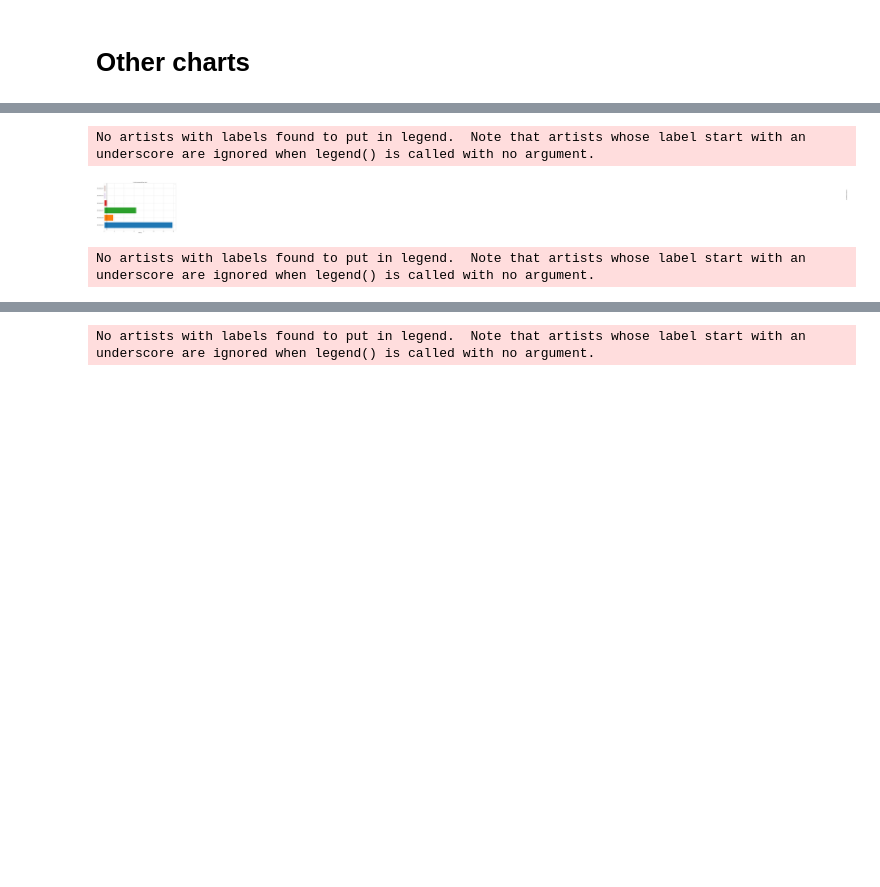
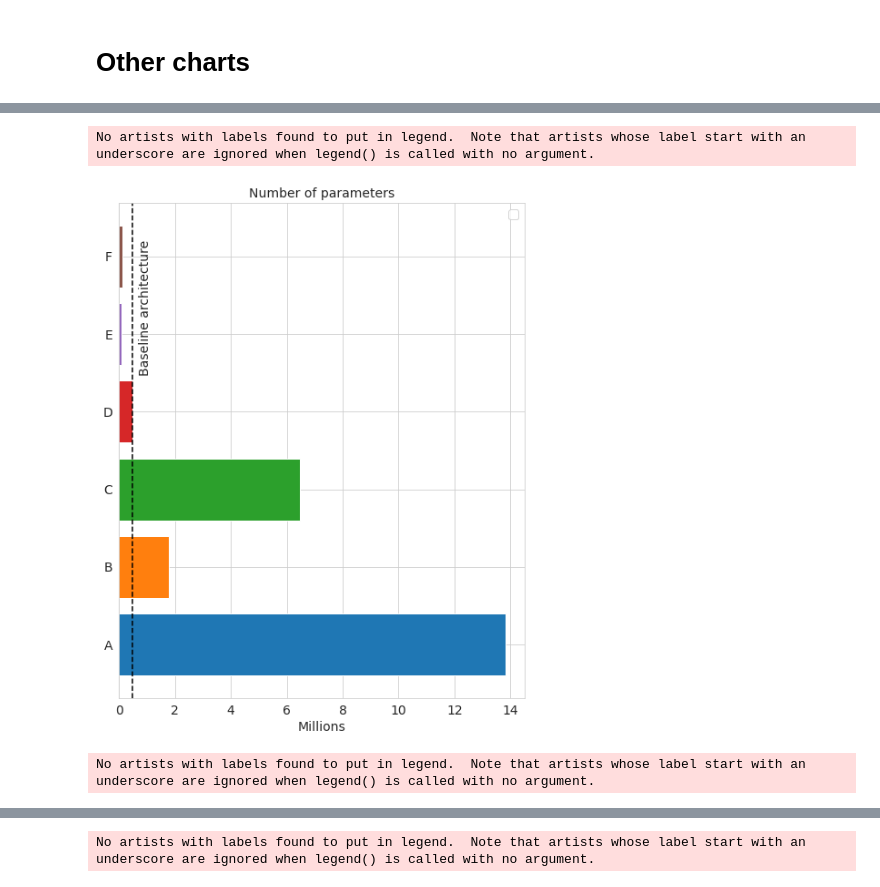
Before and after one commit to WestedCrean/master-thesis, a Jupyter notebook: notebooks/results_analysis/summary_phcd_paper.ipynb, the cells around one changed output, grey strips where cells are left out. Drawn from its saved outputs; the diff is of its cells as text; code cells hidden in the pictures; blank space fills up the shorter version.

```diff
--- a/notebooks/results_analysis/summary_phcd_paper.ipynb
+++ b/notebooks/results_analysis/summary_phcd_paper.ipynb
@@ -40,7 +52,7 @@ train_data.head()
 5 rows × 22 columns
 # %%
 models = ["architecture-1", "architecture-2", "architecture-4", "architecture-5", "architecture-6", "architecture-7", "architecture-baseline"]
-model_labels = ["Architektura A", "Architektura B", "Architektura C", "Architektura D", "Architektura E", "Architektura F", "Architektura Bazowa"]
+model_labels = ["Architecture A", "Architecture B", "Architecture C", "Architecture D", "Architecture E", "Architecture F", "Baseline architecture"]
 # %%
 # plot the train and validation results
 fig, ax = plt.subplots(1, 2, figsize=(15, 5))
@@ -163,8 +176,9 @@ final_summary = summary_df[["model", "milions of flops", "milions of parameters"
 
 # sort like this: Baseline, A, B, C, D, E, F
 
+'''
 final_summary = final_summary.sort_values(by=["model"], key=lambda x: x.map({
-    "Architektura Bazowa": 0,
+    "Baseline architecture": 0,
     "Architektura A": 1,
     "Architektura B": 2,
     "Architektura C": 3,
@@ -172,7 +186,19 @@ final_summary = final_summary.sort_values(by=["model"], key=lambda x: x.map({
     "Architektura E": 5,
     "Architektura F": 6
 }))
-#final_summary.columns = ["Model", "Miliony operacji FLOPS", "Miliony parametrów", "Rozmiar na dysku (MB)"]
+'''
+
+final_summary = final_summary.sort_values(by=["model"], key=lambda x: x.map({
+    "Baseline architecture": 0,
+    "Architecture A": 1,
+    "Architecture B": 2,
+    "Architecture C": 3,
+    "Architecture D": 4,
+    "Architecture E": 5,
+    "Architecture F": 6
+}))
+
+#final_summary.columns = ["Model", "Millions operacji FLOPS", "Millions parametrów", "Rozmiar na dysku (MB)"]
 
 final_summary
 # %% [output]
@@ -304,55 +330,70 @@ models_cmap = plt.get_cmap("tab10")
 models_cmap_list = [models_cmap(i) for i in range(len(model_labels))]
 models_cmap_list = models_cmap_list[:-1]
 
+final_summary['model'] = final_summary['model'].str.replace('Architecture', '').str.replace('architecture', '').str.strip()
+
 # get Baseline values
-baseline_values = final_summary[final_summary["model"] == "Architektura Bazowa"].copy()
+baseline_values = final_summary[final_summary["model"] == "Baseline"].copy()
 
 # remove Baseline from the dataframe
-final_summary_no_baseline = final_summary[final_summary["model"] != "Architektura Bazowa"]
+final_summary_no_baseline = final_summary[final_summary["model"] != "Baseline"]
 
 # display number of parameters
-fig, ax = plt.subplots(1, 1, figsize=(12, 8))
+fig, ax = plt.subplots(1, 1, figsize=(8, 10))
 
 #final_summary = final_summary.sort_values(by="thousands of parameters", ascending=False)
 ax.barh(final_summary_no_baseline["model"], final_summary_no_baseline["milions of parameters"], color=models_cmap_list)
 # draw baseline as a black dotted line
 ax.axvline(baseline_values["milions of parameters"].values, color="black", linestyle="--")
-# annotate with a text that says "Architektura Bazowa" on the right side of the plot. Draw it sideways
-ax.annotate("Architektura Bazowa", xy=(baseline_values["milions of parameters"].values, 0), xytext=(baseline_values["milions of parameters"].values + 150, 3.5), rotation=90)
+# annotate with a text that says "Baseline architecture" on the right side of the plot. Draw it sideways
+ax.annotate("Baseline architecture", xy=(baseline_values["milions of parameters"].values, 0), xytext=(baseline_values["milions of parameters"].values + 0.2, 3.5), rotation=90, fontsize=14)
 
-ax.set_title("Liczba parametrów sieci")
-ax.set_xlabel("Miliony")
+ax.set_title("Number of parameters")
+ax.set_xlabel("Millions")
 
 ax.legend()
+# save figure with 300 dpi
+plt.savefig("figures/num_parameters.png", dpi=300)
 plt.show()
 
-fig, ax = plt.subplots(1, 1, figsize=(12, 8))
+fig, ax = plt.subplots(1, 1, figsize=(8, 10))
 
 #final_summary = final_summary.sort_values(by="milions of flops", ascending=False)
 ax.barh(final_summary_no_baseline["model"], final_summary_no_baseline["milions of flops"], color=models_cmap_list)
 # draw baseline as a black dotted line
 ax.axvline(baseline_values["milions of flops"].values, color="black", linestyle="--")
-# annotate with a text that says "Architektura Bazowa" on the right side of the plot. Draw it sideways
-ax.annotate("Architektura Bazowa", xy=(baseline_values["milions of flops"].values, 0), xytext=(baseline_values["milions of flops"].values + 0.25, 3.5), rotation=90)
-ax.set_title("Liczba operacji na liczbach zmiennoprzecinkowych FLOPs (miliony)")
-ax.set_xlabel("Miliony FLOPs")
+# annotate with a text that says "Baseline architecture" on the right side of the plot. Draw it sideways
+ax.annotate("Baseline architecture", xy=(baseline_values["milions of flops"].values, 0), xytext=(baseline_values["milions of flops"].values + 0.25, 3.5), rotation=90, fontsize=14)
+ax.set_title("Number of floating point operations (FLOPs)")
+ax.set_xlabel("FLOPs (millions)")
 
 ax.legend()
+# save figure with 300 dpi
+plt.savefig("figures/num_flops.png", dpi=300)
 plt.show()
 
-fig, ax = plt.subplots(1, 1, figsize=(12, 8))
+fig, ax = plt.subplots(1, 1, figsize=(8, 10))
 
 ax.barh(final_summary_no_baseline["model"], final_summary_no_baseline["compressed disk size (MB)"], color=models_cmap_list)
 # draw baseline as a black dotted line
 ax.axvline(baseline_values["compressed disk size (MB)"].values, color="black", linestyle="--")
-# annotate with a text that says "Architektura Bazowa" on the right side of the plot. Draw it sideways
-ax.annotate("Architektura Bazowa", xy=(baseline_values["compressed disk size (MB)"].values, 0), xytext=(baseline_values["compressed disk size (MB)"].values + 0.75, 3.5), rotation=90)
-ax.set_title("Rozmiar modelu po kompresji (MB)")
+# annotate with a text font size 15 that says "Baseline architecture" on the right side of the plot. Draw it sideways
+
+ax.annotate(
+    "Baseline architecture",
+    xy=(baseline_values["compressed disk size (MB)"].values, 0),
+    xytext=(baseline_values["compressed disk size (MB)"].values + 0.75, 3.5),
+    rotation=90,
+    fontsize=14
+)
+ax.set_title("Compressed model size (MB)")
 ax.set_xlabel("MB")
 
 ax.legend()
+# save figure with 300 dpi
+plt.savefig("figures/compressed_size.png", dpi=300)
 plt.show()
 # %% [output]
 No artists with labels found to put in legend.  Note that artists whose label start with an underscore are ignored when legend() is called with no argument.
-[figure, old version]
+[figure, new version]
 No artists with labels found to put in legend.  Note that artists whose label start with an underscore are ignored when legend() is called with no argument.
```
Also changed, not shown: parts of 15 cells of this notebook, 52 other files.
